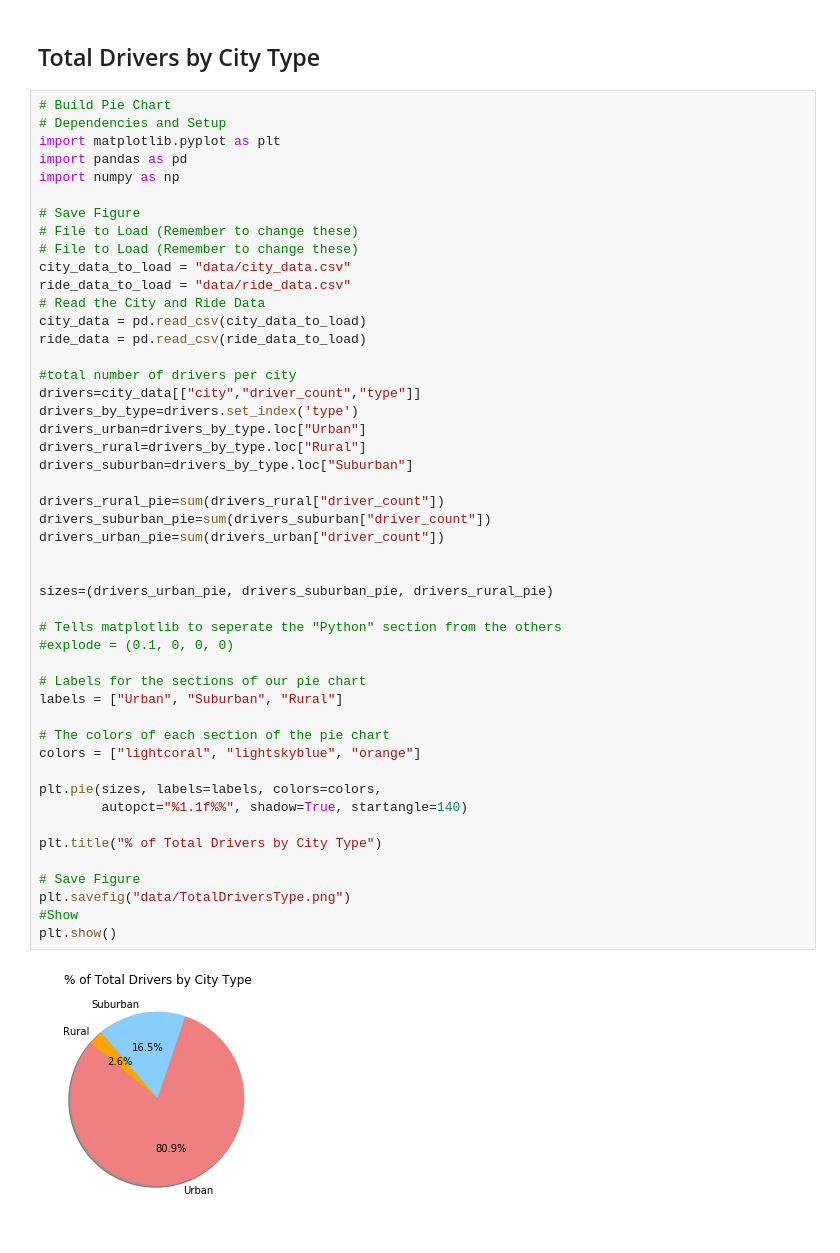
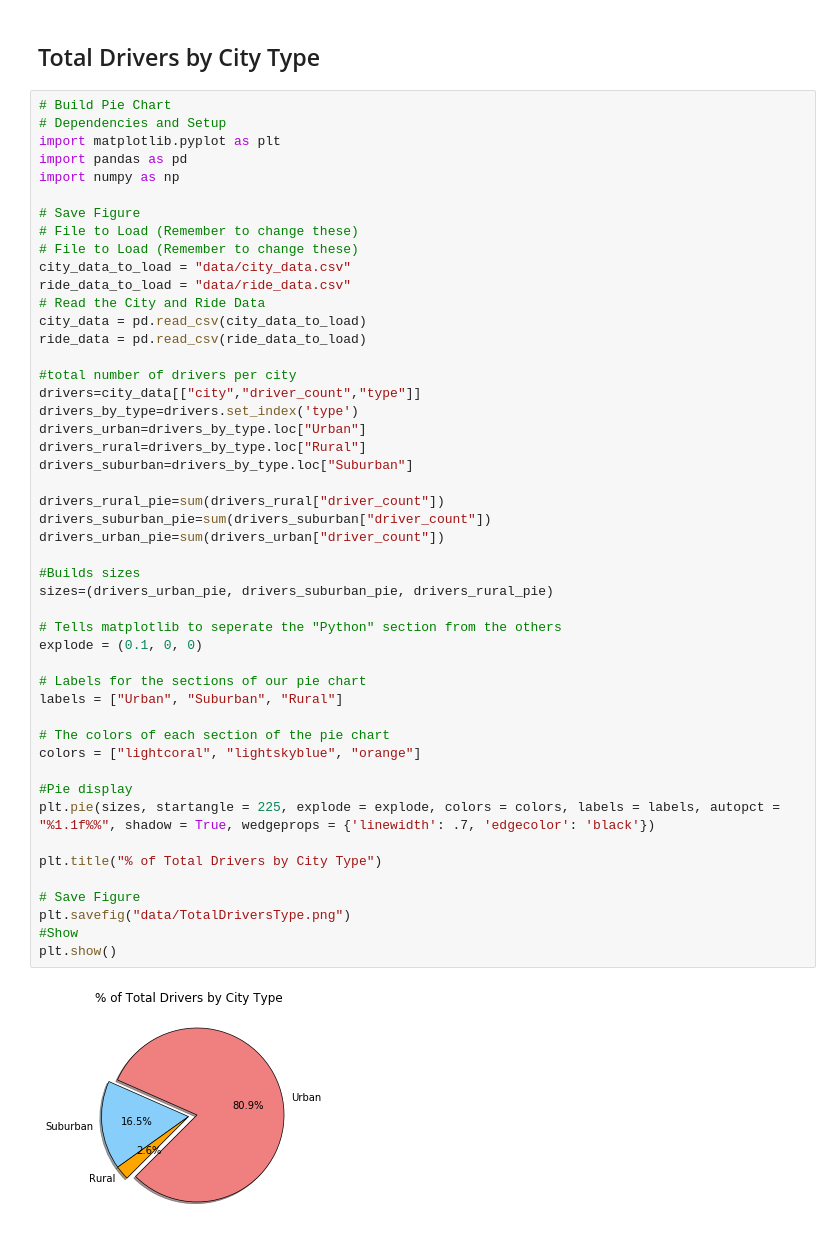
Before and after one commit to vabigdatamover/Barhorst_DataBootCamp_HW, a Jupyter notebook: Barhorst-Homework/Unit_5_Matplolib_Homework/Pyber/Barhorst_Matplotlib_v1.ipynb, the cells around one changed output. Saved outputs shown, nothing was run; the diff lists cells and outputs as text.

```diff
--- a/Barhorst-Homework/Unit_5_Matplolib_Homework/Pyber/Barhorst_Matplotlib_v1.ipynb
+++ b/Barhorst-Homework/Unit_5_Matplolib_Homework/Pyber/Barhorst_Matplotlib_v1.ipynb
@@ -219,35 +167,35 @@ ride_data = pd.read_csv(ride_data_to_load)
 
 #total number of drivers per city
 drivers=city_data[["city","driver_count","type"]]
 drivers_by_type=drivers.set_index('type')
 drivers_urban=drivers_by_type.loc["Urban"]
 drivers_rural=drivers_by_type.loc["Rural"]
 drivers_suburban=drivers_by_type.loc["Suburban"]
 
 drivers_rural_pie=sum(drivers_rural["driver_count"])
 drivers_suburban_pie=sum(drivers_suburban["driver_count"])
 drivers_urban_pie=sum(drivers_urban["driver_count"])
 
-
+#Builds sizes
 sizes=(drivers_urban_pie, drivers_suburban_pie, drivers_rural_pie)
 
 # Tells matplotlib to seperate the "Python" section from the others
-#explode = (0.1, 0, 0, 0)
+explode = (0.1, 0, 0)
 
 # Labels for the sections of our pie chart
 labels = ["Urban", "Suburban", "Rural"]
 
 # The colors of each section of the pie chart
 colors = ["lightcoral", "lightskyblue", "orange"]
 
-plt.pie(sizes, labels=labels, colors=colors,
-        autopct="%1.1f%%", shadow=True, startangle=140)
+#Pie display
+plt.pie(sizes, startangle = 225, explode = explode, colors = colors, labels = labels, autopct = "%1.1f%%", shadow = True, wedgeprops = {'linewidth': .7, 'edgecolor': 'black'})
 
 plt.title("% of Total Drivers by City Type")
 
 # Save Figure
 plt.savefig("data/TotalDriversType.png")
 #Show
 plt.show()
 # %% [output]
-[figure, old version]
+[figure, new version]
```
Also changed, not shown: parts of 7 cells of this notebook, 4 other files.
